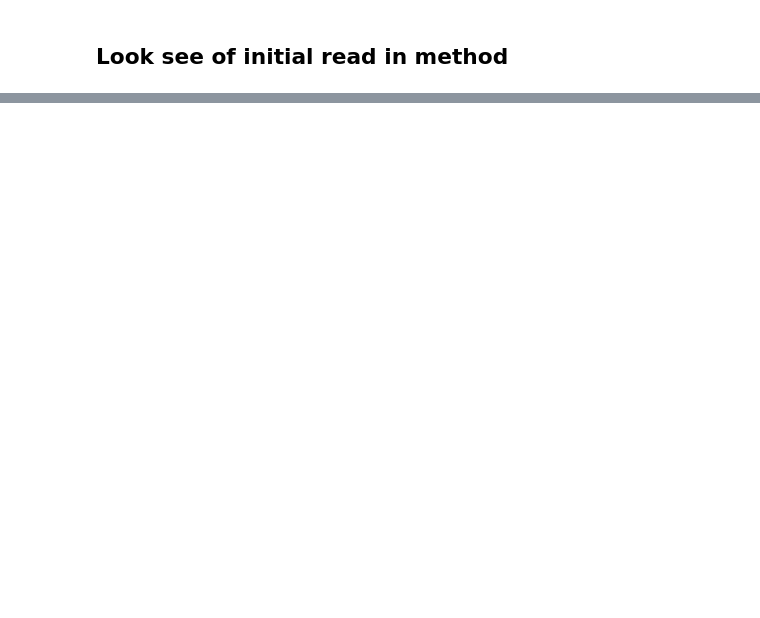
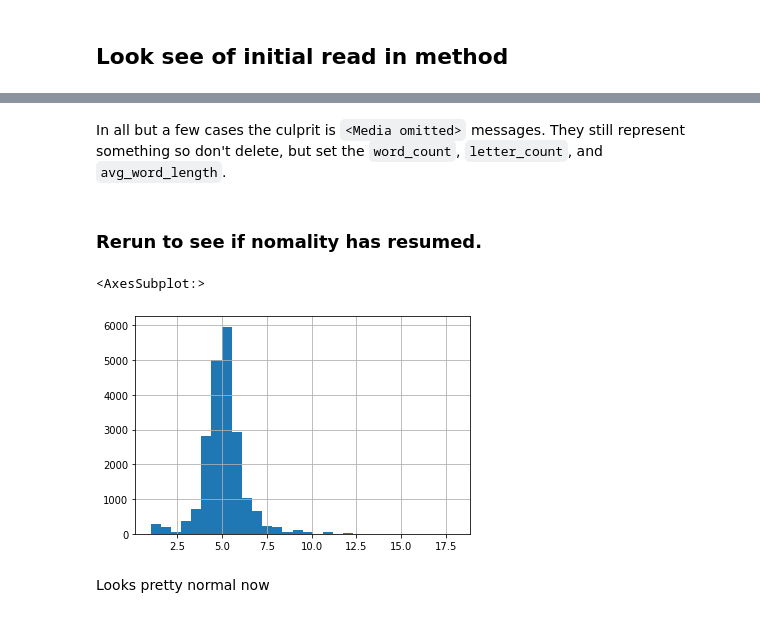
Before and after one commit to rorypearson26/convo-analytics, a Jupyter notebook: jupyter_mess/initial_lookin.ipynb, the cells around one changed output, grey strips where cells are left out. Cells and saved outputs as stored; diff of their text form; code cells hidden in the pictures; blank space fills up the shorter version.

```diff
--- a/jupyter_mess/initial_lookin.ipynb
+++ b/jupyter_mess/initial_lookin.ipynb
@@ -117,0 +215,13 @@ df.sender.hist()
+# %% [markdown]
+In all but a few cases the culprit is `<Media omitted>` messages. They still represent something so don't delete, but set the `word_count`, `letter_count`,	and `avg_word_length`.
+# %%
+df.loc[df['message']=='<Media omitted>',['word_count','letter_count', 'avg_word_length']] = np.nan
+# %% [markdown]
+### Rerun to see if nomality has resumed.
+# %%
+df.avg_word_length.hist(bins=30)
+# %% [output]
+<AxesSubplot:>
+[figure, added]
+# %% [markdown]
+Looks pretty normal now
```
Also changed, not shown: parts of 25 cells of this notebook.
